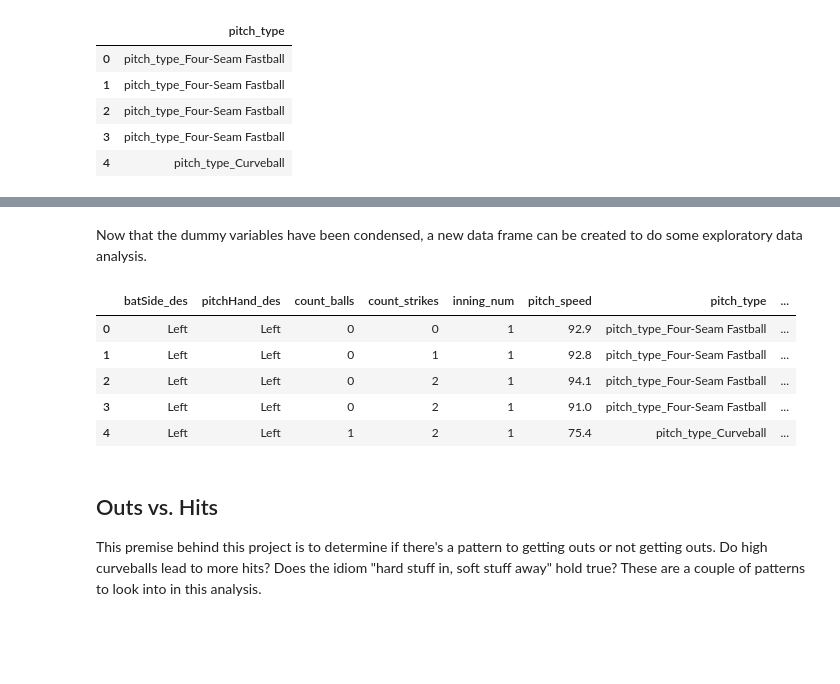
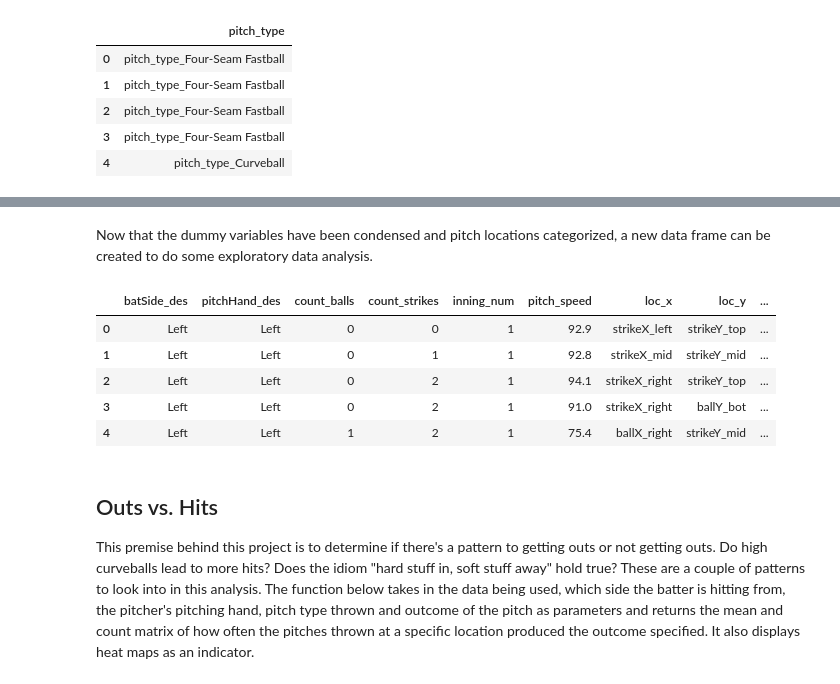
Before and after one commit to curtishiga/Capstone_Project2, a Jupyter notebook: EDA/Exploratory_Data_Analysis.ipynb, the cells around one changed output, grey strips where cells are left out. Saved outputs shown, nothing was run; the diff lists cells and outputs as text; code cells hidden in the pictures; blank space fills up the shorter version.

```diff
--- a/EDA/Exploratory_Data_Analysis.ipynb
+++ b/EDA/Exploratory_Data_Analysis.ipynb
@@ -108,20 +83,43 @@ pitch_locs.head()
+# %%
+# Set strikezone divisions
+# Consider importing these in the future
+sz_top = 3.406
+sz_bot = 1.321
+sz_right = -1.181
+sz_left = 1.133
+sz_top_third = 2.711
+sz_bot_third = 2.016
+sz_right_third = -0.410
+sz_left_third = 0.362
+# %%
+df.loc[df['pitch_locx'] < sz_right, 'loc_x'] = 'ballX_right'
+df.loc[(df['pitch_locx'] > sz_right) & (df['pitch_locx'] < sz_right_third), 'loc_x'] = 'strikeX_right'
+df.loc[(df['pitch_locx'] > sz_right_third) & (df['pitch_locx'] < sz_left_third), 'loc_x'] = 'strikeX_mid'
+df.loc[(df['pitch_locx'] > sz_left_third) & (df['pitch_locx'] < sz_left), 'loc_x'] = 'strikeX_left'
+df.loc[(df['pitch_locx'] > sz_left), 'loc_x']= 'ballX_left'
+# %%
+df.loc[df['pitch_locy'] < sz_bot, 'loc_y'] = 'ballY_bot'
+df.loc[(df['pitch_locy'] > sz_bot) & (df['pitch_locy'] < sz_bot_third), 'loc_y'] = 'strikeY_bot'
+df.loc[(df['pitch_locy'] > sz_bot_third) & (df['pitch_locy'] < sz_top_third), 'loc_y'] = 'strikeY_mid'
+df.loc[(df['pitch_locy'] > sz_top_third) & (df['pitch_locy'] < sz_top), 'loc_y'] = 'strikeY_top'
+df.loc[(df['pitch_locy'] > sz_top), 'loc_y']= 'ballY_top'
 # %% [markdown]
-Now that the dummy variables have been condensed, a new data frame can be created to do some exploratory data analysis.
+Now that the dummy variables have been condensed and pitch locations categorized, a new data frame can be created to do some exploratory data analysis.
 # %%
 # Filter out relevant columns to keep from df
-eda_df = df[['batSide_des', 'pitchHand_des', 'count_balls', 'count_strikes', 'inning_num', 'pitch_speed']]
+eda_df = df[['batSide_des', 'pitchHand_des', 'count_balls', 'count_strikes', 'inning_num', 'pitch_speed', 'loc_x', 'loc_y']]
 # %%
 # Join targets, pitch_types, pitch_locs
-eda_df = eda_df.join([pitch_types, pitch_locs, targets])
+eda_df = eda_df.join([pitch_types, targets])
 eda_df.head()
 # %% [output]
-|  | batSide_des | pitchHand_des | count_balls | count_strikes | inning_num | pitch_speed | pitch_type | ... |
-| 0 | Left | Left | 0 | 0 | 1 | 92.9 | pitch_type_Four-Seam Fastball | ... |
-| 1 | Left | Left | 0 | 1 | 1 | 92.8 | pitch_type_Four-Seam Fastball | ... |
-| 2 | Left | Left | 0 | 2 | 1 | 94.1 | pitch_type_Four-Seam Fastball | ... |
-| 3 | Left | Left | 0 | 2 | 1 | 91.0 | pitch_type_Four-Seam Fastball | ... |
-| 4 | Left | Left | 1 | 2 | 1 | 75.4 | pitch_type_Curveball | ... |
+|  | batSide_des | pitchHand_des | count_balls | count_strikes | inning_num | pitch_speed | loc_x | loc_y | ... |
+| 0 | Left | Left | 0 | 0 | 1 | 92.9 | strikeX_left | strikeY_top | ... |
+| 1 | Left | Left | 0 | 1 | 1 | 92.8 | strikeX_mid | strikeY_mid | ... |
+| 2 | Left | Left | 0 | 2 | 1 | 94.1 | strikeX_right | strikeY_top | ... |
+| 3 | Left | Left | 0 | 2 | 1 | 91.0 | strikeX_right | ballY_bot | ... |
+| 4 | Left | Left | 1 | 2 | 1 | 75.4 | ballX_right | strikeY_mid | ... |
 # %% [markdown]
 ## Outs vs. Hits
 
-This premise behind this project is to determine if there's a pattern to getting outs or not getting outs. Do high curveballs lead to more hits? Does the idiom "hard stuff in, soft stuff away" hold true? These are a couple of patterns to look into in this analysis.
+This premise behind this project is to determine if there's a pattern to getting outs or not getting outs. Do high curveballs lead to more hits? Does the idiom "hard stuff in, soft stuff away" hold true? These are a couple of patterns to look into in this analysis. The function below takes in the data being used, which side the batter is hitting from, the pitcher's pitching hand, pitch type thrown and outcome of the pitch as parameters and returns the mean and count matrix of how often the pitches thrown at a specific location produced the outcome specified. It also displays heat maps as an indicator.
```
Also changed, not shown: parts of 9 cells of this notebook, 3 other files.
